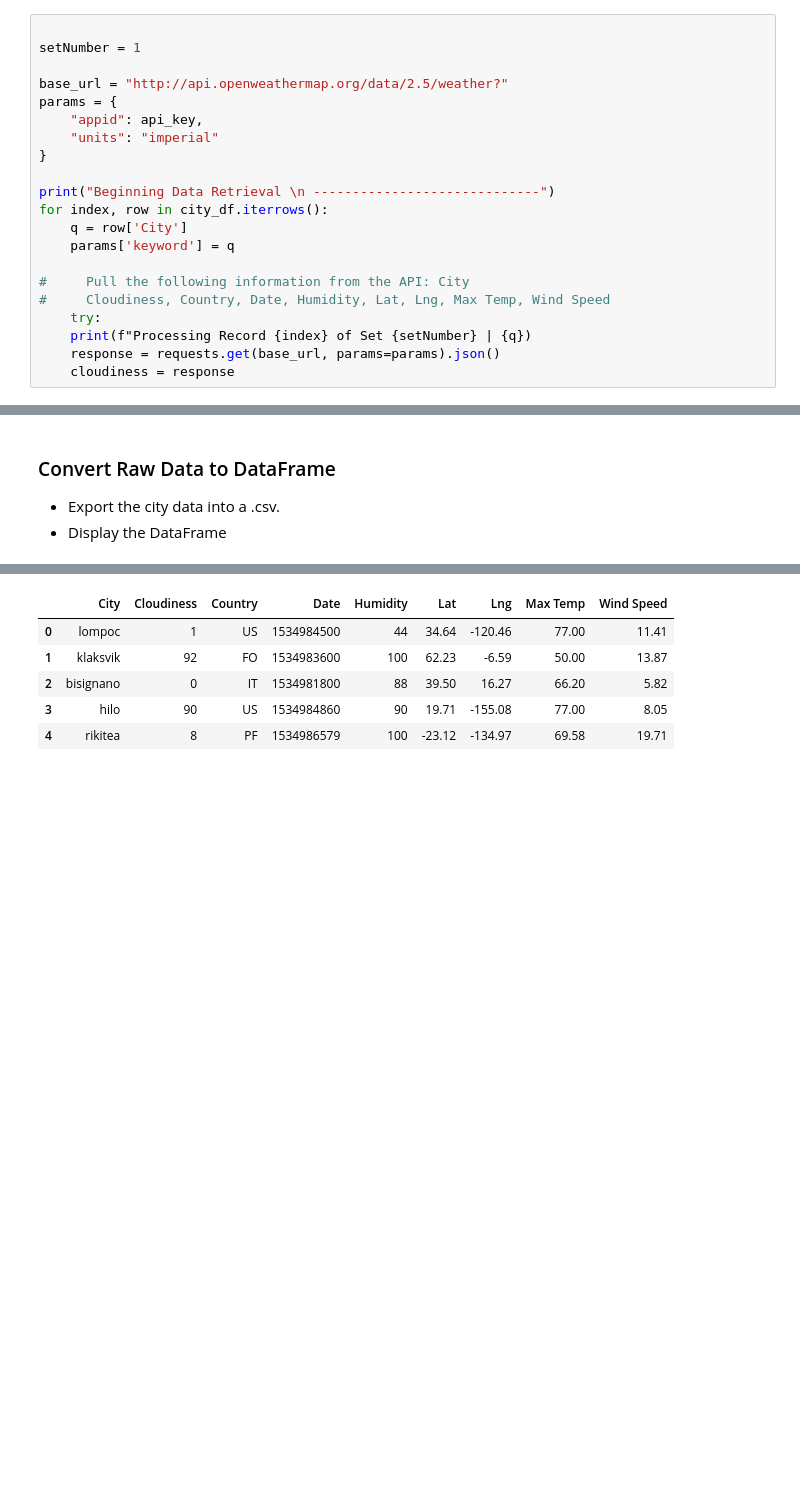
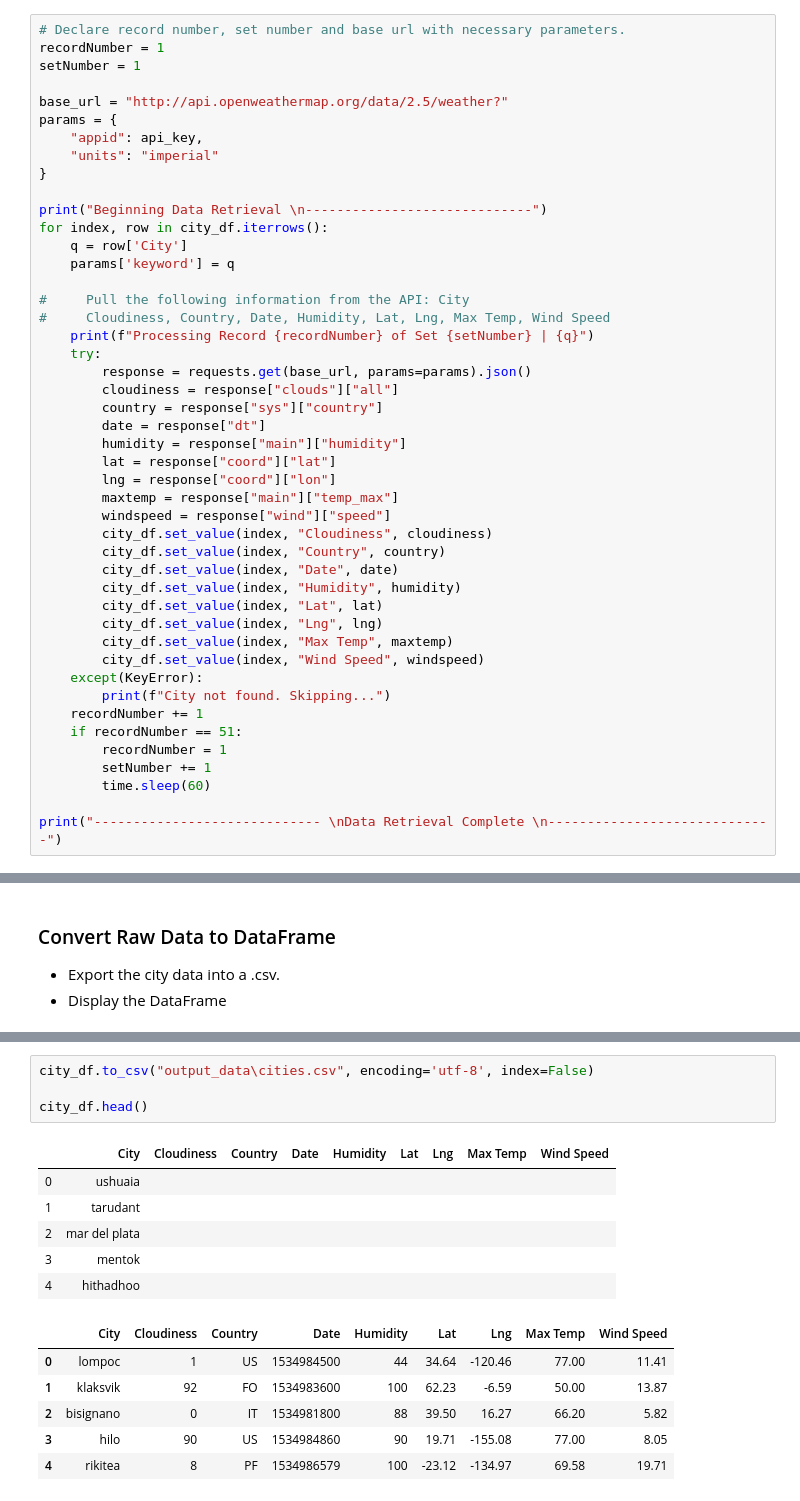
Before and after one commit to hsnguyen1995/uci_hw, a Jupyter notebook: Unit6PythonAPI/starter_code/WeatherPy.ipynb, the cells around one changed output, grey strips where cells are left out. Saved outputs shown, nothing was run; the diff lists cells and outputs as text; blank space fills up the shorter version.

```diff
--- a/Unit6PythonAPI/starter_code/WeatherPy.ipynb
+++ b/Unit6PythonAPI/starter_code/WeatherPy.ipynb
@@ -104,7 +77,8 @@ print(json.dumps(example, indent=4, sort_keys=True))
 * Perform a weather check on each city using a series of successive API calls.
 * Include a print log of each city as it'sbeing processed (with the city number and city name).
 # %%
-
+# Declare record number, set number and base url with necessary parameters.
+recordNumber = 1
 setNumber = 1
 
 base_url = "http://api.openweathermap.org/data/2.5/weather?"
@@ -113,14 +87,38 @@ params = {
     "units": "imperial"
 }
 
-print("Beginning Data Retrieval \n -----------------------------")
+print("Beginning Data Retrieval \n-----------------------------")
 for index, row in city_df.iterrows():
     q = row['City']
     params['keyword'] = q
 
 #     Pull the following information from the API: City
 #     Cloudiness, Country, Date, Humidity, Lat, Lng, Max Temp, Wind Speed
+    print(f"Processing Record {recordNumber} of Set {setNumber} | {q}")
     try:
-    print(f"Processing Record {index} of Set {setNumber} | {q})
-    response = requests.get(base_url, params=params).json()
-    cloudiness = response
+        response = requests.get(base_url, params=params).json()
+        cloudiness = response["clouds"]["all"]
+        country = response["sys"]["country"]
+        date = response["dt"]
+        humidity = response["main"]["humidity"]
+        lat = response["coord"]["lat"]
+        lng = response["coord"]["lon"]
+        maxtemp = response["main"]["temp_max"]
+        windspeed = response["wind"]["speed"]
+        city_df.set_value(index, "Cloudiness", cloudiness)
+        city_df.set_value(index, "Country", country)
+        city_df.set_value(index, "Date", date)
+        city_df.set_value(index, "Humidity", humidity)
+        city_df.set_value(index, "Lat", lat)
+        city_df.set_value(index, "Lng", lng)
+        city_df.set_value(index, "Max Temp", maxtemp)
+        city_df.set_value(index, "Wind Speed", windspeed)
+    except(KeyError):
+        print(f"City not found. Skipping...")
+    recordNumber += 1
+    if recordNumber == 51:
+        recordNumber = 1
+        setNumber += 1
+        time.sleep(60)
+
+print("----------------------------- \nData Retrieval Complete \n-----------------------------")
@@ -162,3 +179,14 @@ dtype: int64
+# %%
+city_df.to_csv("output_data\cities.csv", encoding='utf-8', index=False)
+
+city_df.head()
+# %% [output]
+|  | City | Cloudiness | Country | Date | Humidity | Lat | Lng | Max Temp | Wind Speed |
+| 0 | ushuaia |  |  |  |  |  |  |  |  |
+| 1 | tarudant |  |  |  |  |  |  |  |  |
+| 2 | mar del plata |  |  |  |  |  |  |  |  |
+| 3 | mentok |  |  |  |  |  |  |  |  |
+| 4 | hithadhoo |  |  |  |  |  |  |  |  |
 # %%
 # %% [output]
 |  | City | Cloudiness | Country | Date | Humidity | Lat | Lng | Max Temp | Wind Speed |
```
Also changed, not shown: parts of 6 cells of this notebook, 1 other file.
